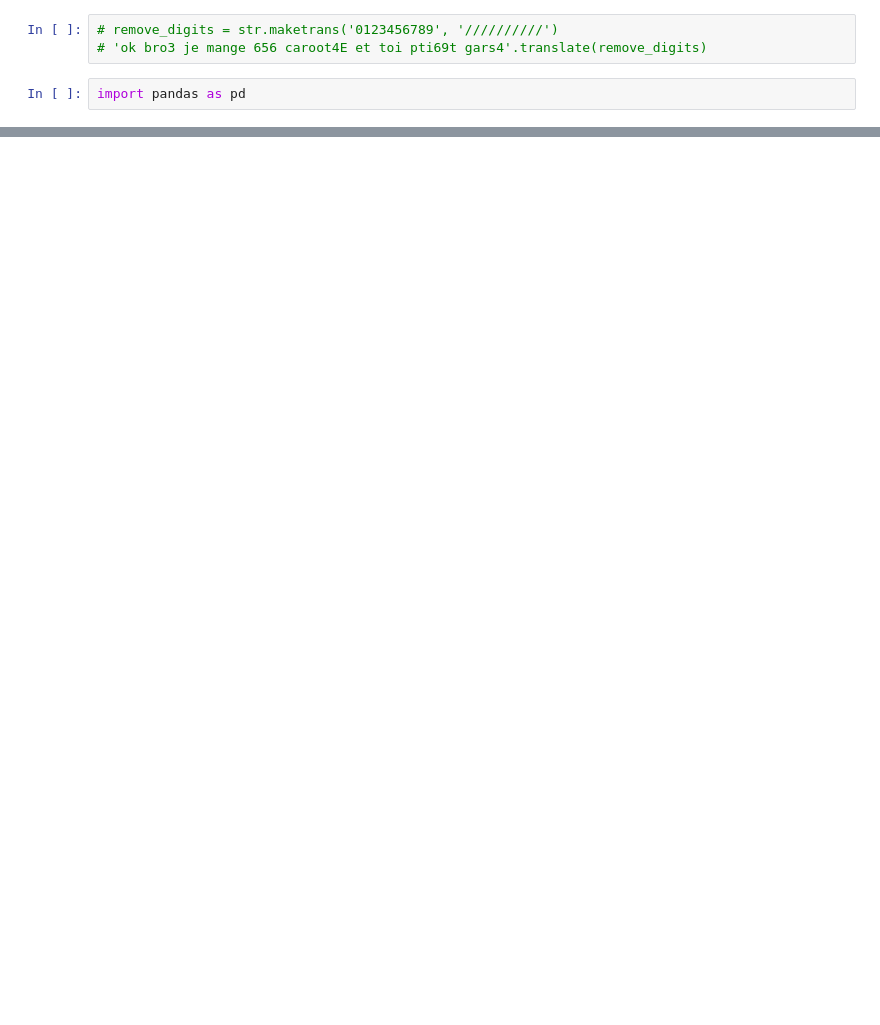
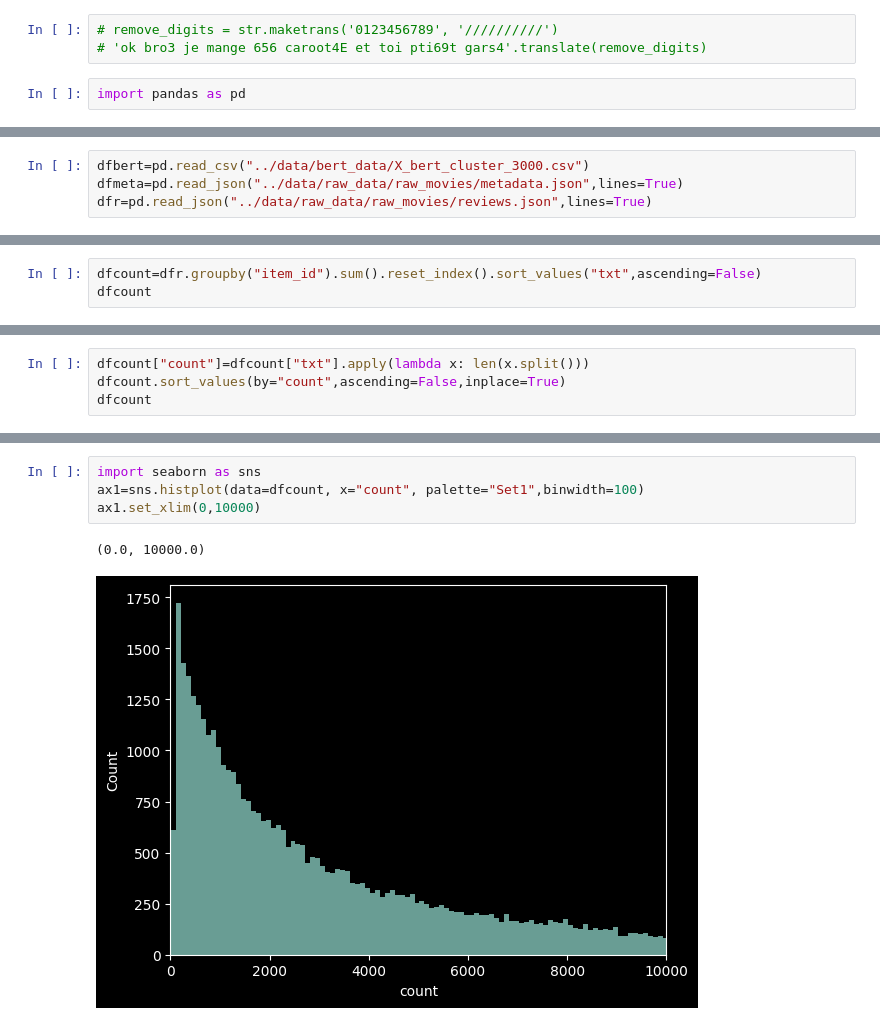
Before and after one commit to arostagnat/BookMatch, a Jupyter notebook: notebooks/jeff.ipynb, the cells around one changed output, grey strips where cells are left out. Cells and saved outputs as stored; diff of their text form; blank space fills up the shorter version.

```diff
--- a/notebooks/jeff.ipynb
+++ b/notebooks/jeff.ipynb
@@ -102,0 +6,4 @@ Name: item_id_movie, Length: 61455, dtype: object
+# %%
+dfbert=pd.read_csv("../data/bert_data/X_bert_cluster_3000.csv")
+dfmeta=pd.read_json("../data/raw_data/raw_movies/metadata.json",lines=True)
+dfr=pd.read_json("../data/raw_data/raw_movies/reviews.json",lines=True)
@@ -102,0 +134,3 @@ Name: item_id_movie, Length: 61455, dtype: object
+# %%
+dfcount=dfr.groupby("item_id").sum().reset_index().sort_values("txt",ascending=False)
+dfcount
@@ -102,0 +151,4 @@ Name: item_id_movie, Length: 61455, dtype: object
+# %%
+dfcount["count"]=dfcount["txt"].apply(lambda x: len(x.split()))
+dfcount.sort_values(by="count",ascending=False,inplace=True)
+dfcount
@@ -102,0 +169,7 @@ Name: item_id_movie, Length: 61455, dtype: object
+# %%
+import seaborn as sns
+ax1=sns.histplot(data=dfcount, x="count", palette="Set1",binwidth=100)
+ax1.set_xlim(0,10000)
+# %% [output]
+(0.0, 10000.0)
+[figure, added]
```
Also changed, not shown: parts of 39 cells of this notebook, 1 other file.
